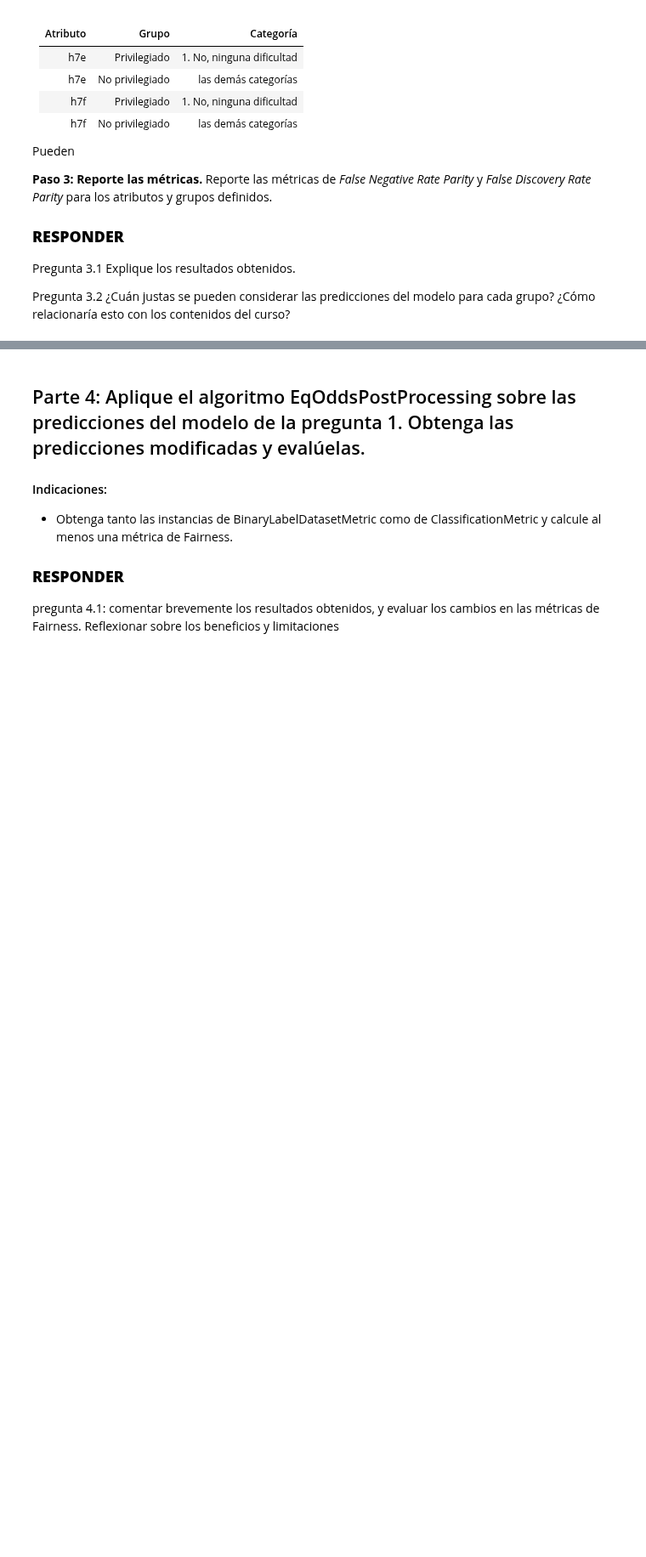
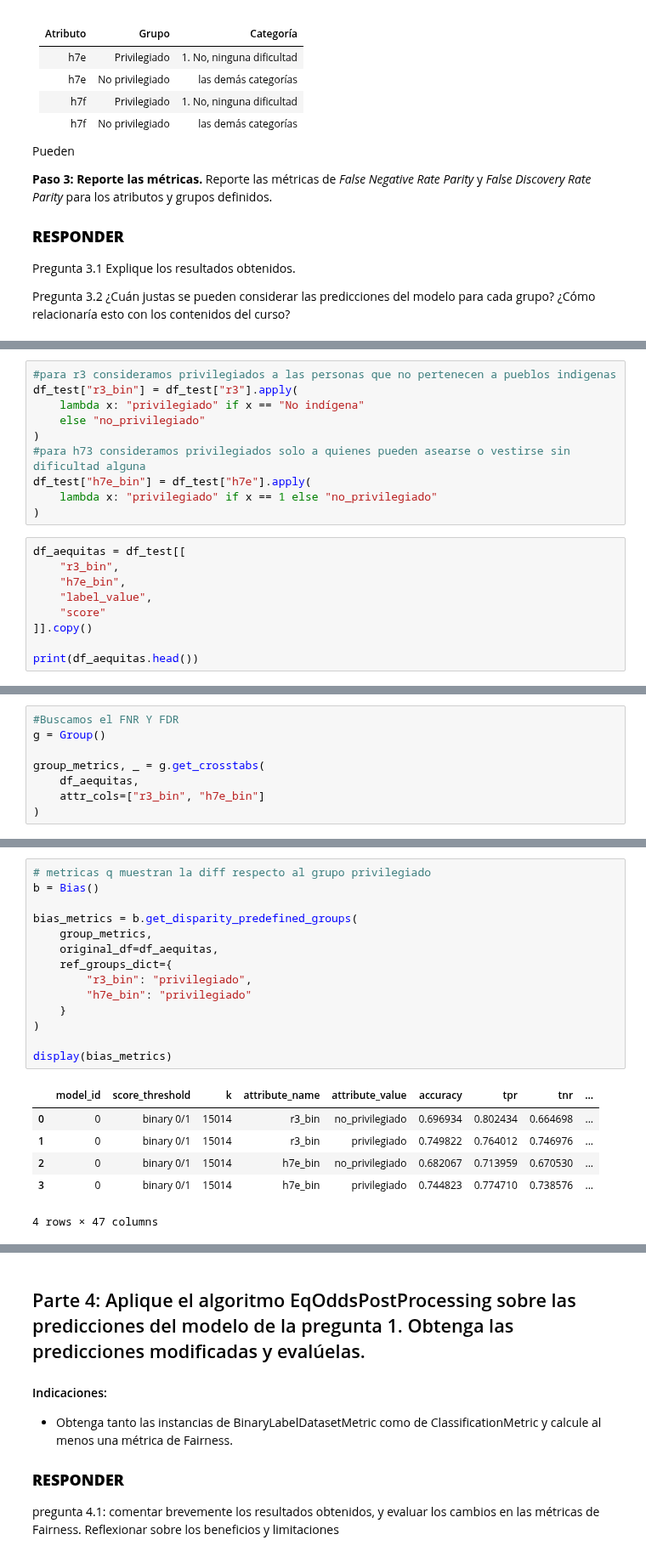
Before and after one commit to Mxrtmlk/Talleres-tica, a Jupyter notebook: TallerSumativo_2_Casen (1).ipynb, the cells around one changed output, grey strips where cells are left out. Shown at 85% size. Cells and saved outputs as stored; diff of their text form; blank space fills up the shorter version.

```diff
--- a/TallerSumativo_2_Casen (1).ipynb
+++ b/TallerSumativo_2_Casen (1).ipynb
@@ -324,0 +352,19 @@ Pregunta 3.2 ¿Cuán justas se pueden considerar las predicciones del modelo par
+# %%
+#para r3 consideramos privilegiados a las personas que no pertenecen a pueblos indigenas
+df_test["r3_bin"] = df_test["r3"].apply(
+    lambda x: "privilegiado" if x == "No indígena"
+    else "no_privilegiado"
+)
+#para h73 consideramos privilegiados solo a quienes pueden asearse o vestirse sin dificultad alguna
+df_test["h7e_bin"] = df_test["h7e"].apply(
+    lambda x: "privilegiado" if x == 1 else "no_privilegiado"
+)
+# %%
+df_aequitas = df_test[[
+    "r3_bin",
+    "h7e_bin",
+    "label_value",
+    "score"
+]].copy()
+
+print(df_aequitas.head())
@@ -324,0 +378,8 @@ Pregunta 3.2 ¿Cuán justas se pueden considerar las predicciones del modelo par
+# %%
+#Buscamos el FNR Y FDR
+g = Group()
+
+group_metrics, _ = g.get_crosstabs(
+    df_aequitas,
+    attr_cols=["r3_bin", "h7e_bin"]
+)
@@ -324,0 +402,21 @@ Pregunta 3.2 ¿Cuán justas se pueden considerar las predicciones del modelo par
+# %%
+# metricas q muestran la diff respecto al grupo privilegiado
+b = Bias()
+
+bias_metrics = b.get_disparity_predefined_groups(
+    group_metrics,
+    original_df=df_aequitas,
+    ref_groups_dict={
+        "r3_bin": "privilegiado",
+        "h7e_bin": "privilegiado"
+    }
+)
+
+display(bias_metrics)
+# %% [output]
+|  | model_id | score_threshold | k | attribute_name | attribute_value | accuracy | tpr | tnr | ... |
+| 0 | 0 | binary 0/1 | 15014 | r3_bin | no_privilegiado | 0.696934 | 0.802434 | 0.664698 | ... |
+| 1 | 0 | binary 0/1 | 15014 | r3_bin | privilegiado | 0.749822 | 0.764012 | 0.746976 | ... |
+| 2 | 0 | binary 0/1 | 15014 | h7e_bin | no_privilegiado | 0.682067 | 0.713959 | 0.670530 | ... |
+| 3 | 0 | binary 0/1 | 15014 | h7e_bin | privilegiado | 0.744823 | 0.774710 | 0.738576 | ... |
+4 rows × 47 columns
```
Also changed, not shown: parts of 11 cells of this notebook.
